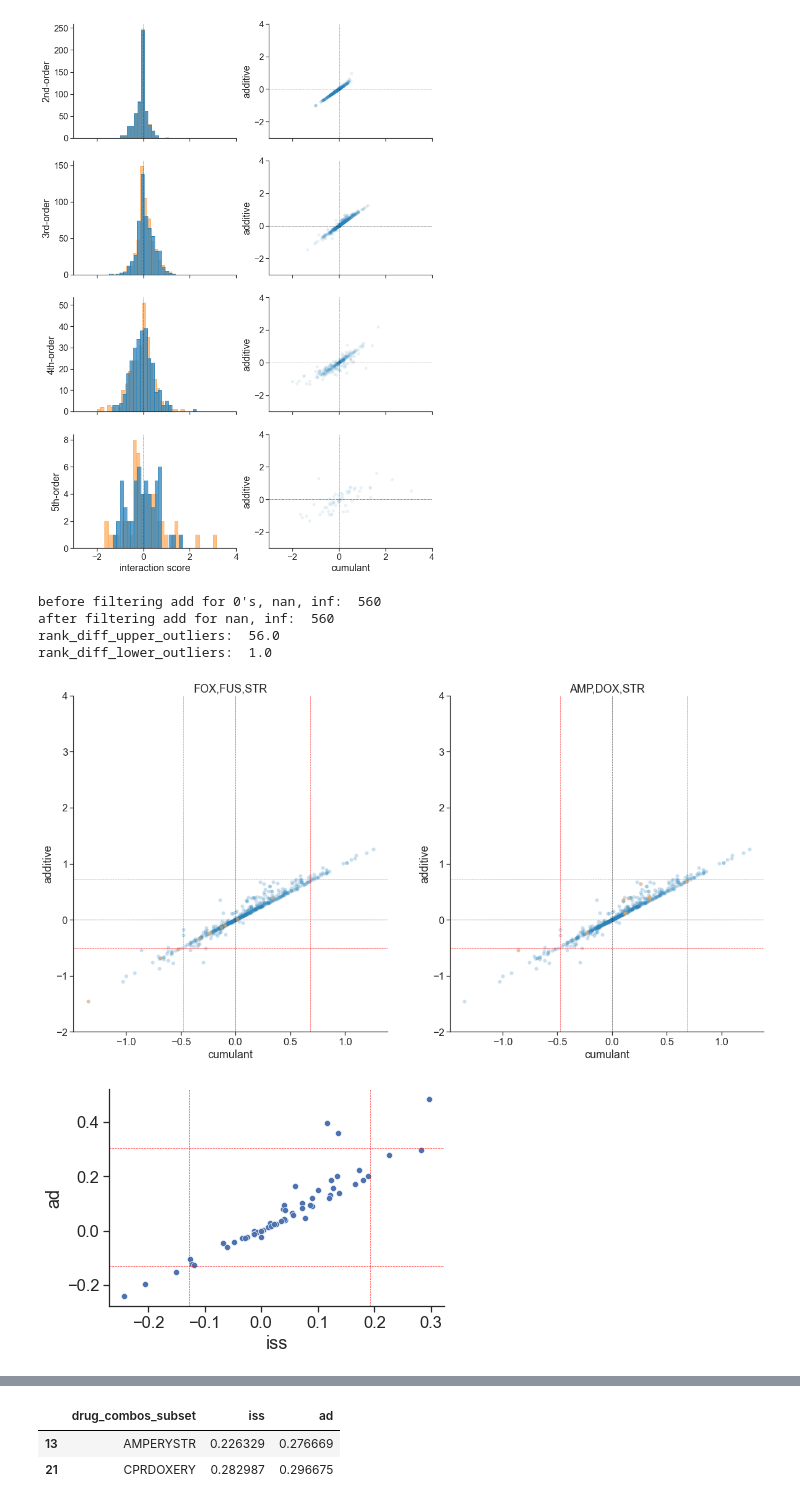
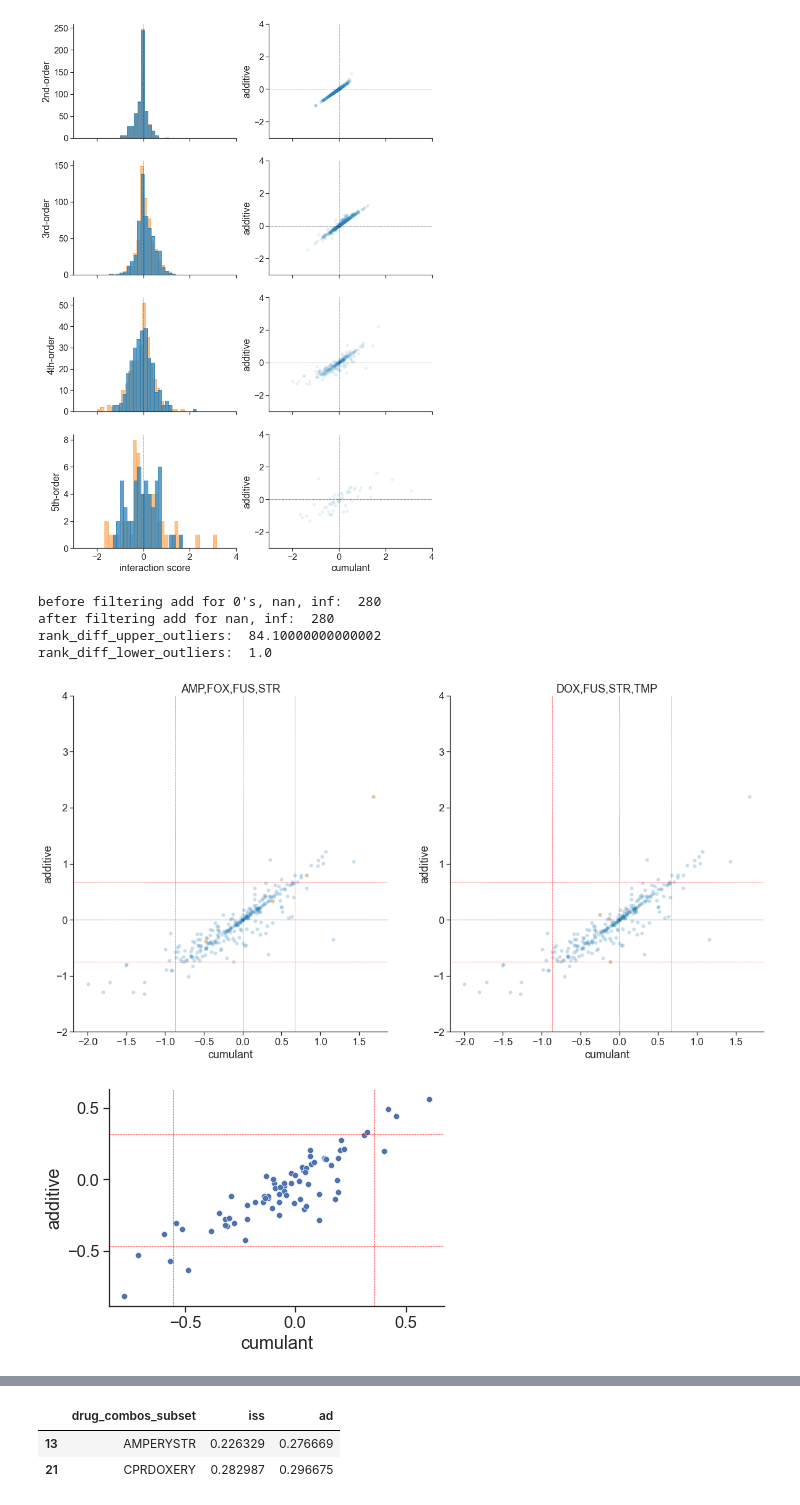
Before and after one commit to brian-arnold/epistasis_reanalysis, a Jupyter notebook: drug_data/drug_interaction_reanalysis_additive.ipynb, the cells around one changed output, grey strips where cells are left out. Drawn from its saved outputs; the diff is of its cells as text; code cells hidden in the pictures.

```diff
--- a/drug_data/drug_interaction_reanalysis_additive.ipynb
+++ b/drug_data/drug_interaction_reanalysis_additive.ipynb
@@ -322,8 +322,8 @@ def gather_combos_into_single_column(df, suff):
 # for interactions with order below 5, the data are scattered across many columns, e.g. X1X2X3 and X2X3X4 etc.
 # for a specific scale (iss or mult), get all the columns and combine them into a single column
 
-iss = gather_combos_into_single_column(df_trip, "_iss")
-add = gather_combos_into_single_column(df_trip, "_ad")
+iss = gather_combos_into_single_column(df_quad, "_iss")
+add = gather_combos_into_single_column(df_quad, "_ad")
 
 # combine all iss and mult data into a single data frame
 im = iss.merge(add, how="outer", on=["combinations", "variable"])
@@ -435,27 +435,29 @@ make_scatterplot(l, ",".join(most_represented_drugs_lower_outliers), 0)
 make_scatterplot(u, ",".join(most_represented_drugs_upper_outliers), 1)
 sns.despine()
 # %% [output]
-before filtering add for 0's, nan, inf:  560
-after filtering add for nan, inf:  560
-rank_diff_upper_outliers:  56.0
+before filtering add for 0's, nan, inf:  280
+after filtering add for nan, inf:  280
+rank_diff_upper_outliers:  84.10000000000002
 rank_diff_lower_outliers:  1.0
-[figure, old version]
+[figure, new version]
 # %%
 tmp = im[['drug_combos_subset', 'iss', 'ad']].groupby(["drug_combos_subset"]).median().reset_index()
 
 lower_quant_ad = np.quantile(tmp.ad, 0.05)
 upper_quant_ad = np.quantile(tmp.ad, 0.95)
 lower_quant_iss = np.quantile(tmp.iss, 0.05)
 upper_quant_iss = np.quantile(tmp.iss, 0.95)
 
 g = sns.scatterplot(x=tmp.iss, y=tmp.ad)
+g.set_xlabel("cumulant")
+g.set_ylabel("additive")
 g.axhline(lower_quant_ad, color="red", linestyle="--", linewidth=0.5)
 g.axhline(upper_quant_ad, color="red", linestyle="--", linewidth=0.5)
 g.axvline(lower_quant_iss, color="red", linestyle="--", linewidth=0.5)
 g.axvline(upper_quant_iss, color="red", linestyle="--", linewidth=0.5)
 
 sns.despine()
 # %% [output]
-[figure, old version]
+[figure, new version]
 # %%
 tmp[(tmp.ad > upper_quant_ad) & (tmp.iss < upper_quant_iss)]
```
Also changed, not shown: parts of 1 cell of this notebook, 7 other files.
